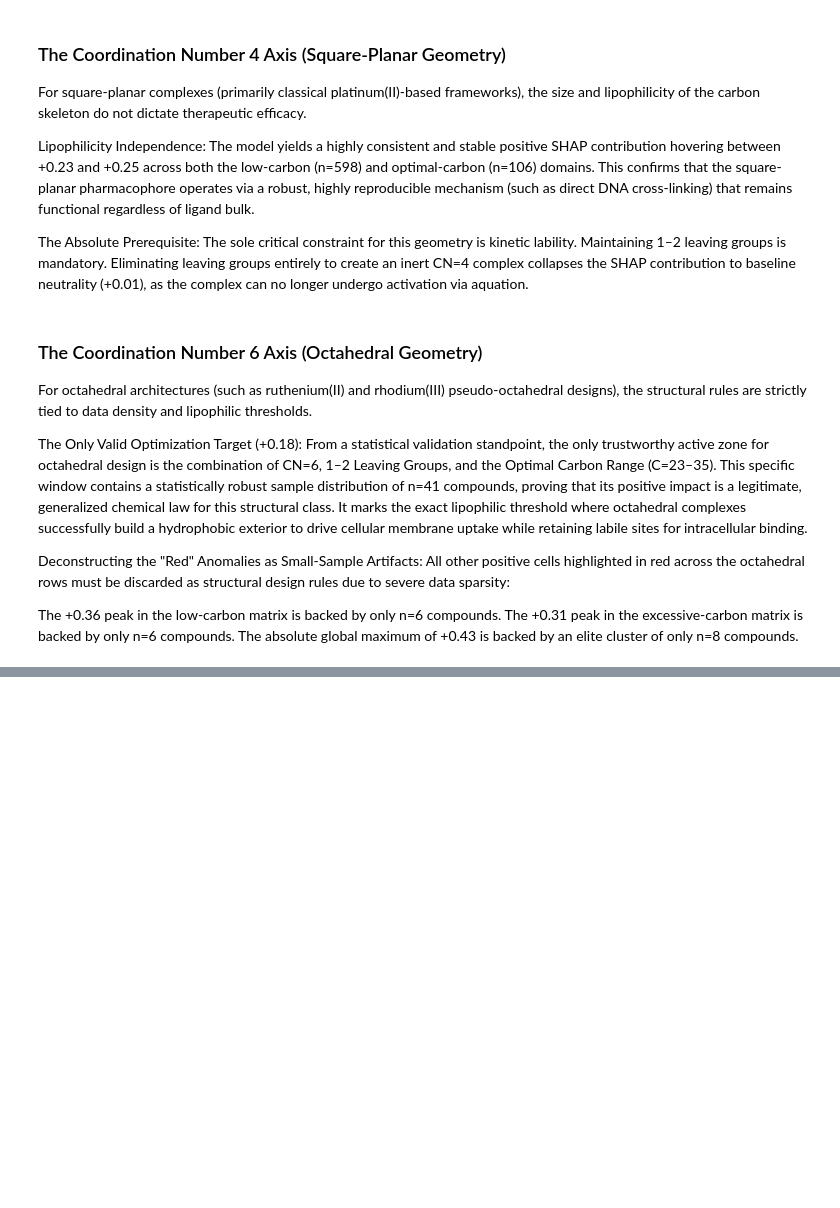
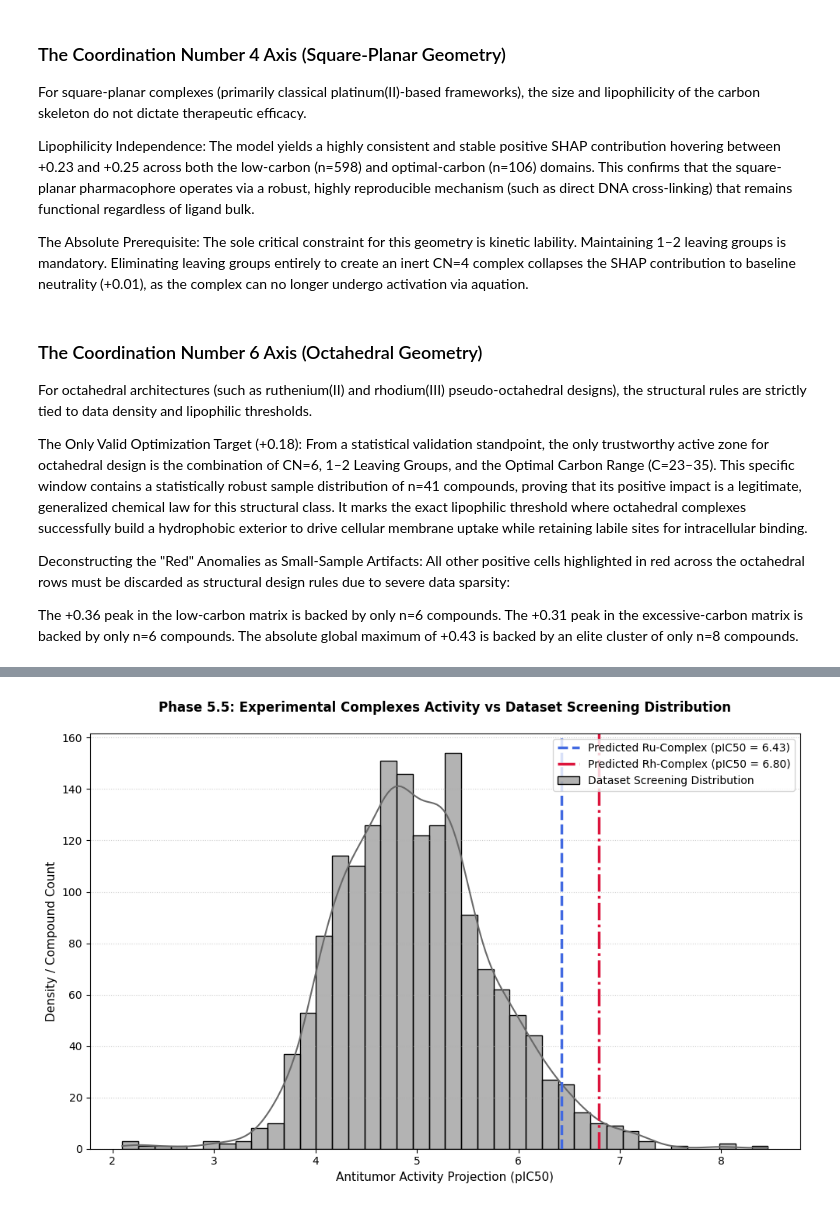
Before and after one commit to iaroslavbelavskii/anticancer-ml-project, a Jupyter notebook: Organimetallic Compounds Anticancer Actitivty ML/phase5_shap_rational_design.ipynb, the cells around one changed output, grey strips where cells are left out. Drawn from its saved outputs; the diff is of its cells as text; code cells hidden in the pictures; blank space fills up the shorter version.

Commit message:
made a function to predict pIC50, applied it to a number of coumpunds and colncluded that all the models should be re-evaluated on a cleaner dataset w/o cis-Pt inorganic compounds

```diff
--- a/Organimetallic Compounds Anticancer Actitivty ML/phase5_shap_rational_design.ipynb
+++ b/Organimetallic Compounds Anticancer Actitivty ML/phase5_shap_rational_design.ipynb
@@ -12,7 +12,7 @@ import shap
 # ==============================================================================
 # 1. REPRODUCING PHASE 4 DATA PIPELINE (Self-Contained Initialization)
 # ==============================================================================
-print("  Loading and processing the organometallic feature matrix...")
+
 df = pd.read_csv("organometallic_ml_ready_matrix.csv")
 
 # Strict filtration
@@ -73,7 +73,9 @@ y = df['pIC50']
 feature_names = df_features.columns.tolist()
 
 # Scaling the matrix identically to Phase 4, Z-масштабирование
-X_scaled_p4 = StandardScaler().fit_transform(df_features)
+
+scaler_p4 = StandardScaler()
+X_scaled_p4 = scaler_p4.fit_transform(df_features)
 
 # ==============================================================================
 # 2. STANDALONE MODEL VALIDATION (R2, RMSE, Overfitting Check)
@@ -340,0 +524,57 @@ The absolute global maximum of +0.43 is backed by an elite cluster of only n=8 c
+# %%
+# ==============================================================================
+# PHASE 5.5 - DUAL TARGET HISTOGRAM DISTRIBUTION MAPPING
+# ==============================================================================
+import seaborn as sns
+
+# 1. Расчет точных значений pIC50 без генерации одиночных гистограмм
+# Добавляем Cl в ligand_formula, чтобы учесть его массу и атом в векторе дескрипторов
+
+# 2. Построение единого совмещенного графика распределения
+plt.figure(figsize=(10, 6.5))
+
+# Отрисовка профиля плотности распределения всего датасета
+sns.histplot(
+    df['pIC50'],
+    kde=True,
+    color='dimgray',
+    alpha=0.5,
+    label='Dataset Screening Distribution'
+)
+
+# Нанесение вертикальной линии для Рутениевого комплекса
+plt.axvline(
+    x=ru_pred,
+    color='royalblue',
+    linestyle='--',
+    linewidth=2.5,
+    label=f'Predicted Ru-Complex (pIC50 = {ru_pred:.2f})'
+)
+
+# Нанесение вертикальной линии для Родиевого комплекса
+plt.axvline(
+    x=rh_pred,
+    color='crimson',
+    linestyle='-.',
+    linewidth=2.5,
+    label=f'Predicted Rh-Complex (pIC50 = {rh_pred:.2f})'
+)
+
+# Стилизация осей и заголовков в строгом академическом стиле
+plt.title(
+    'Phase 5.5: Experimental Complexes Activity vs Dataset Screening Distribution',
+    fontsize=12,
+    fontweight='bold',
+    pad=20
+)
+plt.xlabel('Antitumor Activity Projection (pIC50)', fontsize=11)
+plt.ylabel('Density / Compound Count', fontsize=11)
+
+# Вывод легенды в верхний правый угол
+plt.legend(loc='upper right', fontsize=10, frameon=True, shadow=False)
+plt.grid(axis='y', linestyle=':', alpha=0.6)
+
+plt.tight_layout()
+plt.show()
+# %% [output]
+[figure, added]
```
Also changed, not shown: parts of 12 cells of this notebook.
